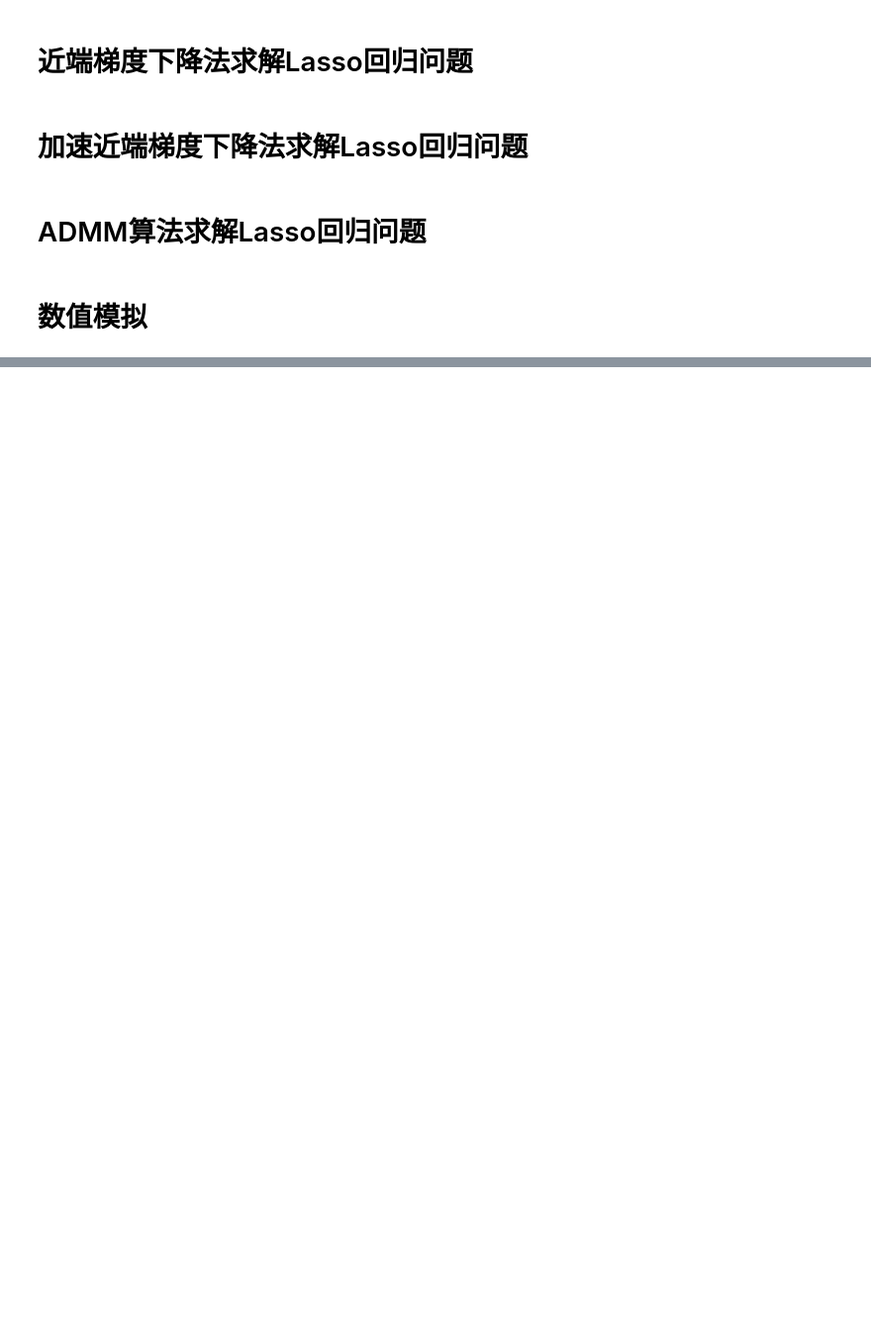
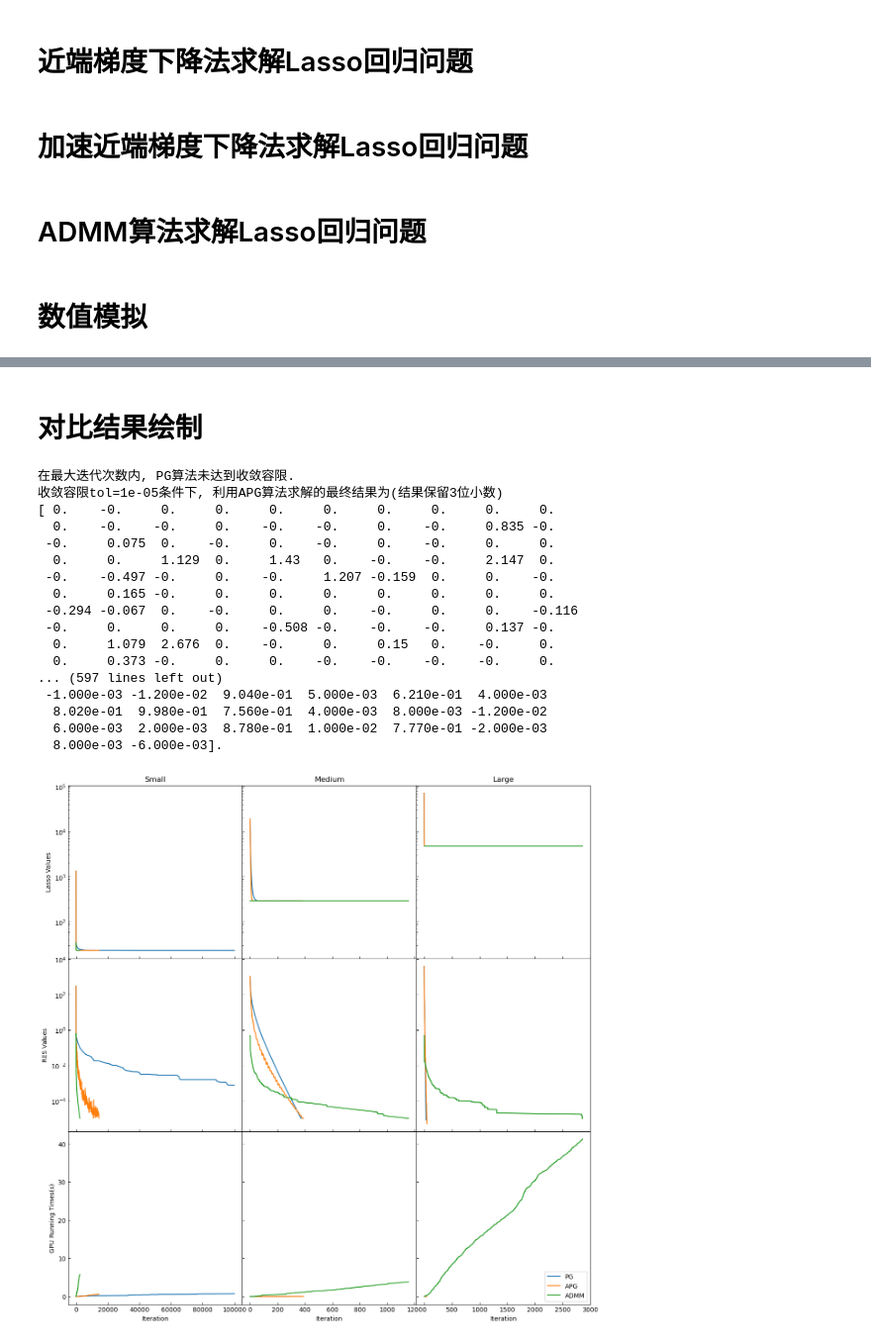
Before and after one commit to IsKevinLiu/S1405004_Homework, a Jupyter notebook: demo.ipynb, the cells around one changed output, grey strips where cells are left out. Shown: that part at 99% size. Cells and saved outputs as stored; diff of their text form; code cells hidden in the pictures; blank space fills up the shorter version.

```diff
--- a/demo.ipynb
+++ b/demo.ipynb
@@ -172,0 +353,57 @@ ADMM time: 167.03486347198486
+# %% [markdown]
+# 对比结果绘制
+# %%
+iters = int(1e5)
+tol = 1e-5
+
+# 设置画布
+fig, axs = plt.subplots(3, 3, figsize=(15, 15), sharey='row', sharex='col')
+plt.rcParams['xtick.direction'] = 'in'
+plt.rcParams['ytick.direction'] = 'in'
+plt.subplots_adjust(wspace=0, hspace=0)
+algorithms = ['PG', 'APG', 'ADMM']
+data_scales = ['Small', 'Medium', 'Large']
+np.random.seed(0)
+
+for j, num in enumerate([100, 1000, 10000]):
+    matrixA, vectorb, true_coef = generate_data(num, 500)
+    # show_process=False 不输出中间过程
+    x_pg, y_pg, res_pg, times_pg = pg_lasso(matrixA, vectorb, 0.4, max_iter=iters, tol=tol, plot=False,
+                                            show_process=False)
+    x_apg, y_apg, res_apg, times_apg = apg_lasso(matrixA, vectorb, 0.4, max_iter=iters, tol=tol, plot=False,
+                                                 show_process=False)
+    x_admm, y_admm, res_admm, times_admm = admm_lasso(matrixA, vectorb, 0.4, 1, max_iter=iters, tol=tol, plot=False,
+                                                      show_process=False)
+    Y = [y_pg, y_apg, y_admm]
+    RES = [res_pg, res_apg, res_admm]
+    TIMES = [times_pg, times_apg, times_admm]
+    for i in range(3):
+        view_plot_2(Y[i], RES[i], TIMES[i], axs[:, j], algorithms[i], data_scales[j])
+axs[2, 0].set_xlabel('Iteration')
+axs[2, 1].set_xlabel('Iteration')
+axs[2, 2].set_xlabel('Iteration')
+axs[0, 0].set_ylabel('Lasso Values')
+axs[1, 0].set_ylabel('RES Values')
+axs[2, 0].set_ylabel('GPU Running Times(s)')
+
+plt.legend(loc='lower right')
+plt.show()
+# %% [output]
+在最大迭代次数内, PG算法未达到收敛容限.
+收敛容限tol=1e-05条件下, 利用APG算法求解的最终结果为(结果保留3位小数)
+[ 0.    -0.     0.     0.     0.     0.     0.     0.     0.     0.
+  0.    -0.    -0.     0.    -0.    -0.     0.    -0.     0.835 -0.
+ -0.     0.075  0.    -0.     0.    -0.     0.    -0.     0.     0.
+  0.     0.     1.129  0.     1.43   0.    -0.    -0.     2.147  0.
+ -0.    -0.497 -0.     0.    -0.     1.207 -0.159  0.     0.    -0.
+  0.     0.165 -0.     0.     0.     0.     0.     0.     0.     0.
+ -0.294 -0.067  0.    -0.     0.     0.    -0.     0.     0.    -0.116
+ -0.     0.     0.     0.    -0.508 -0.    -0.    -0.     0.137 -0.
+  0.     1.079  2.676  0.    -0.     0.     0.15   0.    -0.     0.
+  0.     0.373 -0.     0.     0.    -0.    -0.    -0.    -0.     0.
+... (597 lines left out)
+ -1.000e-03 -1.200e-02  9.040e-01  5.000e-03  6.210e-01  4.000e-03
+  8.020e-01  9.980e-01  7.560e-01  4.000e-03  8.000e-03 -1.200e-02
+  6.000e-03  2.000e-03  8.780e-01  1.000e-02  7.770e-01 -2.000e-03
+  8.000e-03 -6.000e-03].
+[figure, added]
```
Also changed, not shown: parts of 11 cells of this notebook, 1 other file.
